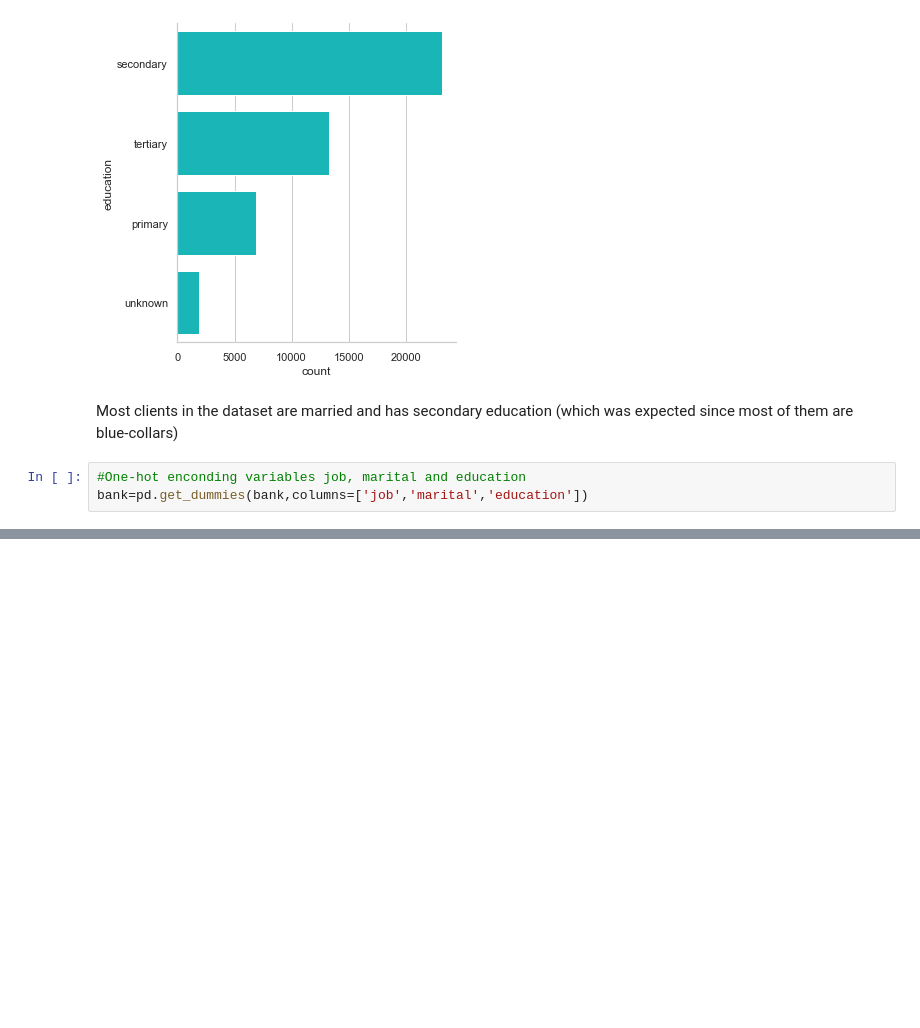
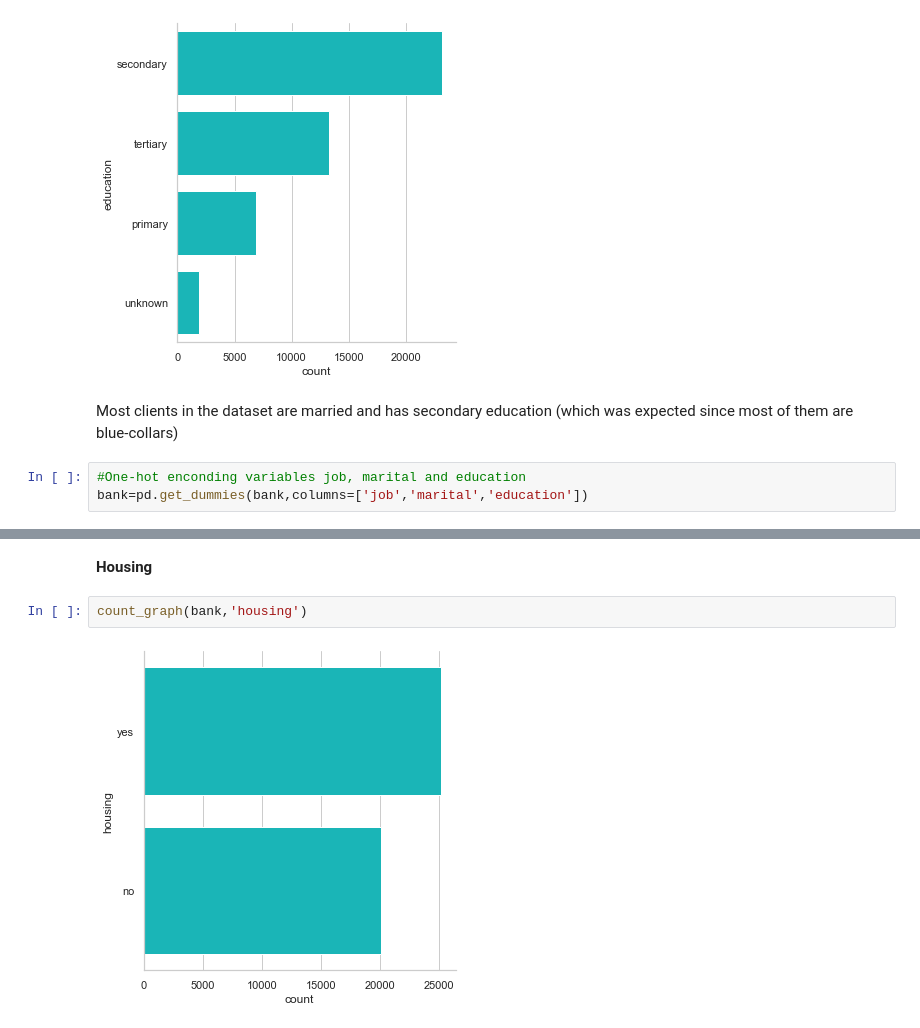
Before and after one commit to nataliablock/bank_marketing_prediction, a Jupyter notebook: bank_marketing_pred.ipynb, the cells around one changed output, grey strips where cells are left out. Drawn from its saved outputs; the diff is of its cells as text; blank space fills up the shorter version.

```diff
--- a/bank_marketing_pred.ipynb
+++ b/bank_marketing_pred.ipynb
@@ -154,0 +166,6 @@ bank=pd.get_dummies(bank,columns=['job','marital','education'])
+# %% [markdown]
+<strong> Housing </strong>
+# %%
+count_graph(bank,'housing')
+# %% [output]
+[figure, added]
```
Also changed, not shown: parts of 19 cells of this notebook.
